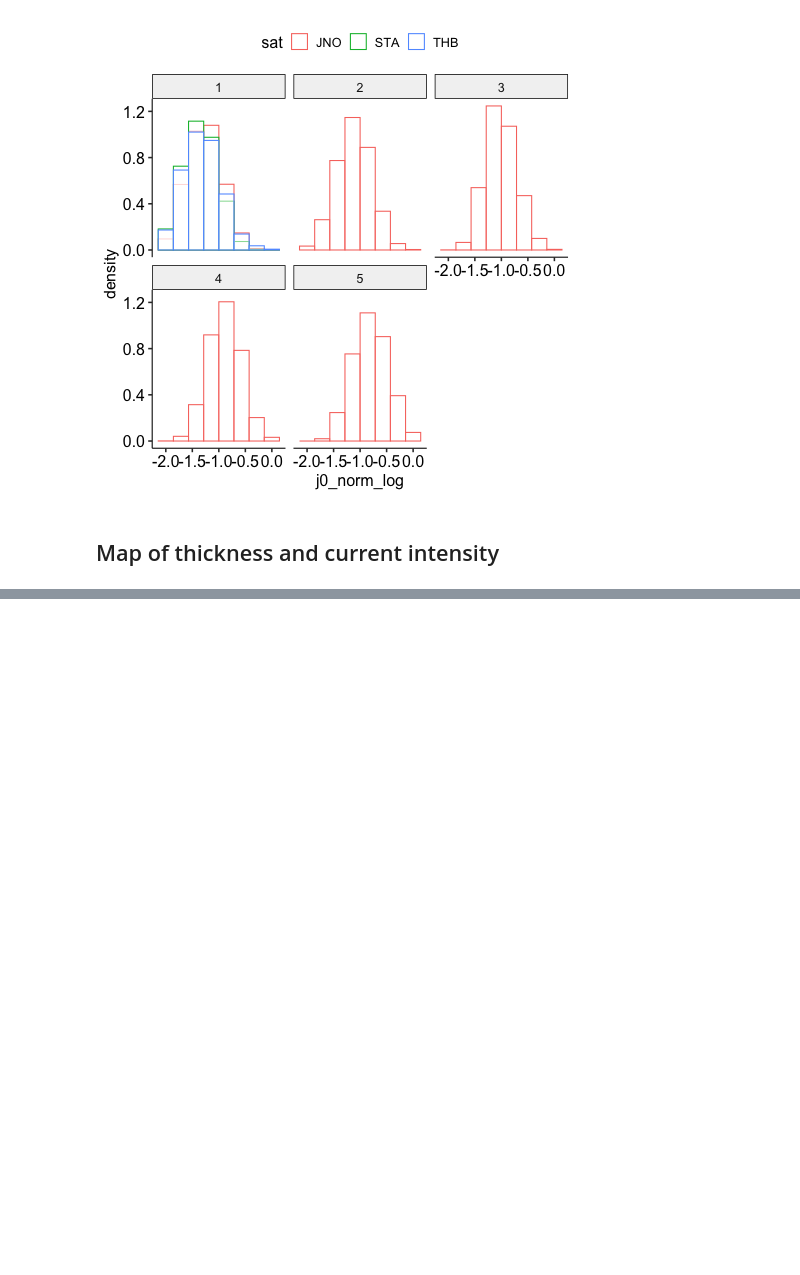
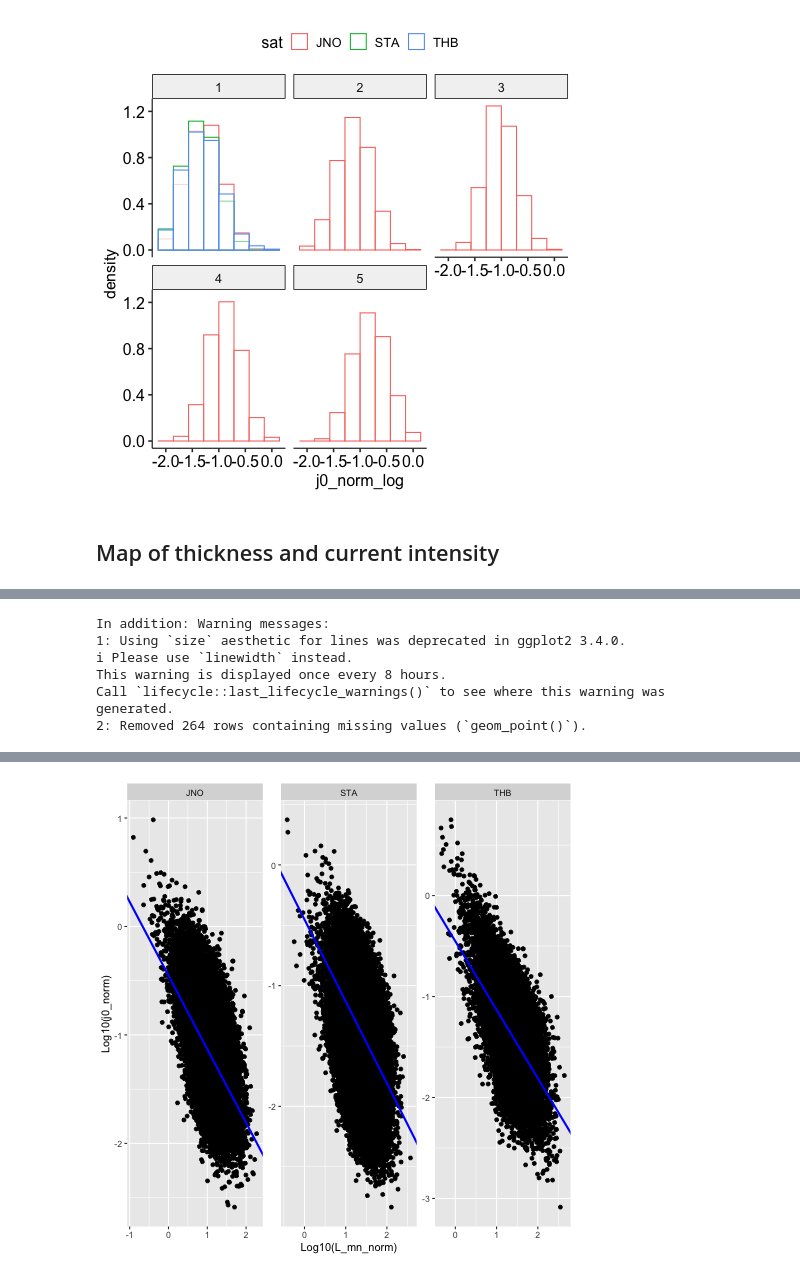
Before and after one commit to Beforerr/discontinuitypy, a Jupyter notebook: notebooks/analysis/02_properties.ipynb, the cells around one changed output, grey strips where cells are left out. Saved outputs shown, nothing was run; the diff lists cells and outputs as text; code cells hidden in the pictures; blank space fills up the shorter version.

```diff
--- a/notebooks/analysis/02_properties.ipynb
+++ b/notebooks/analysis/02_properties.ipynb
@@ -558,0 +583,25 @@ print(p)
+# %%
+%%R
+# Fit a linear model to the log-transformed data
+lm_fit <- lm(j0_norm_log ~ L_mn_norm_log, data = all_candidates_l1)
+
+# Extract the coefficients
+intercept <- coef(lm_fit)[1]
+slope <- coef(lm_fit)[2]
+
+# Create a scatter plot with the log-log transformation
+p <- ggplot(all_candidates_l1, aes(x = L_mn_norm_log, y = j0_norm_log)) +
+  geom_point() + # Add the scatter points
+  geom_abline(intercept = intercept, slope = slope, color = 'blue', size = 1) + # Add the fitted line
+  facet_wrap(~ sat, scales = "free") + # Facet by 'sat'
+  labs(x = "Log10(L_mn_norm)", y = "Log10(j0_norm)") # Label axes
+
+print(p)
+# %% [output]
+In addition: Warning messages:
+1: Using `size` aesthetic for lines was deprecated in ggplot2 3.4.0.
+ℹ Please use `linewidth` instead.
+This warning is displayed once every 8 hours.
+Call `lifecycle::last_lifecycle_warnings()` to see where this warning was
+generated.
+2: Removed 264 rows containing missing values (`geom_point()`).
@@ -559,3 +609,4 @@ print(p)
+[figure, added]
 # %%
 %%R -i jno_candidates_l1 -c conv_pl
 
```
Also changed, not shown: parts of 11 cells of this notebook, 16 other files.
